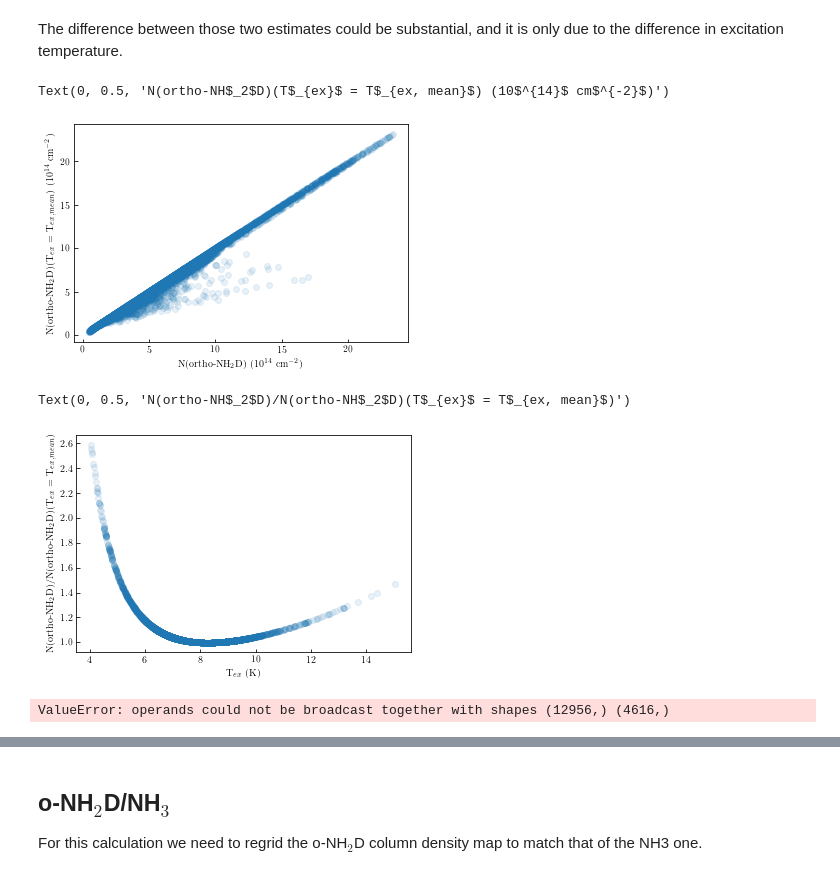
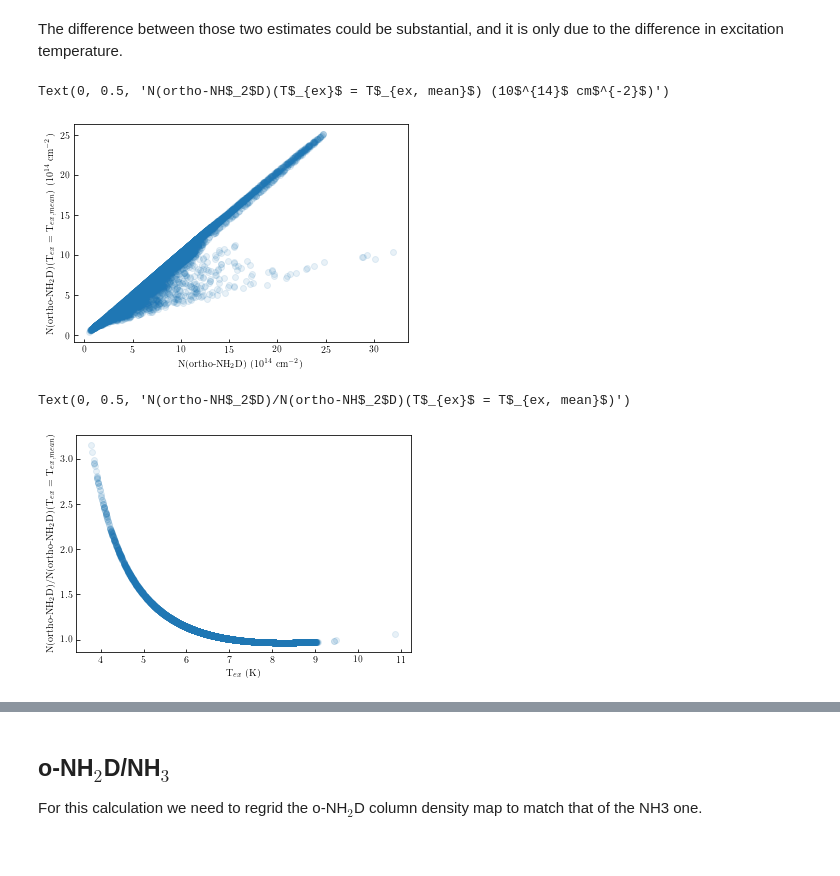
Before and after one commit to jpinedaf/H-MM1_NH3, a Jupyter notebook: H-MM1_compare_NH2D_NH3.ipynb, the cells around one changed output, grey strips where cells are left out. Drawn from its saved outputs; the diff is of its cells as text; code cells hidden in the pictures.

Commit message:
Updated NH2D results -results using Melosso et al (2020) -makes TdV maps -updated figures

```diff
--- a/H-MM1_compare_NH2D_NH3.ipynb
+++ b/H-MM1_compare_NH2D_NH3.ipynb
@@ -419,0 +1,24 @@ fig.add_label(0.15, 0.9, 'error Tau map', relative=True)
+# %%
+%matplotlib inline
+import numpy as np
+import matplotlib.pyplot as plt
+
+import astropy.units as u
+import aplpy
+from astropy.io import fits
+from reproject import reproject_interp
+from astropy.constants import c, k_B, h
+
+from scipy import stats
+from config import file_oNH2D_Tex, file_oNH2D_eTex, file_oNH2D_tau, file_oNH2D_etau, \
+    file_oNH2D_Vlsr, file_oNH2D_eVlsr, file_oNH2D_dv, file_oNH2D_edv, \
+    file_pNH2D_Tex, file_pNH2D_eTex, file_pNH2D_tau, file_pNH2D_etau, \
+    file_pNH2D_Vlsr, file_pNH2D_eVlsr, file_pNH2D_dv, file_pNH2D_edv, \
+    file_NH3_Tex, file_NH3_eTex, file_NH3_Tkin, file_NH3_eTkin, \
+    file_NH3_Ncol, file_NH3_eNcol, file_NH3_Vlsr, file_NH3_eVlsr, \
+    file_NH3_dv,  file_NH3_edv
+
+plt.rcParams.update({"text.usetex": True,
+                     "font.family": "serif",
+                     'xtick.direction': 'in',
+                     'ytick.direction': 'in'})
@@ -491,3 +662,13 @@ fig.add_label(0.15, 0.9, 'Vlsr map', relative=True)
 ## Checks of different variables
 
 For sanity, it is always useful to perform different comparisons. First step will be plotting tau and error on tau, sometime some odd correlations are identified. Lets keep in mind that the minimum signal to noise in tau of 3 was already enforced.
+# %%
+oNH2D_tau, hd_2d = fits.getdata(file_oNH2D_tau, header=True)
+oNH2D_etau = fits.getdata(file_oNH2D_etau)
+oNH2D_mask = (oNH2D_etau > 0.) & (np.isfinite(oNH2D_tau))
+oNH2D_Vlsr = fits.getdata(file_oNH2D_Vlsr)
+oNH2D_eVlsr = fits.getdata(file_oNH2D_eVlsr)
+oNH2D_dv = fits.getdata(file_oNH2D_dv)
+oNH2D_edv = fits.getdata(file_oNH2D_edv)
+oNH2D_Tex = fits.getdata(file_oNH2D_Tex)
+oNH2D_eTex = fits.getdata(file_oNH2D_eTex)
@@ -749,3 +973,7 @@ print(oTex_mean, pTex_mean)
 # %%
-HMM1_oNH2D_Ncol_full = o_NH2D_Column_Density(tau=oNH2D_tau[oNH2D_mask], Tex=oNH2D_Tex[oNH2D_mask]*u.K, sigma_v=oNH2D_dv[oNH2D_mask]*u.km/u.s) * c_tau(oNH2D_tau[oNH2D_mask])
+HMM1_oNH2D_Ncol_full = oNH2D_tau * np.nan
+HMM1_oNH2D_Ncol_full[gd_o] = o_NH2D_Column_Density(tau=oNH2D_tau[gd_o],
+                                             Tex=oNH2D_Tex[gd_o]*u.K,
+                                             sigma_v=oNH2D_dv[gd_o]*u.km/u.s) \
+                     * c_tau(oNH2D_tau[gd_o])
 # %%
@@ -760,20 +991,16 @@ HMM1_pNH2D_Ncol_mTex = p_NH2D_Column_Density(tau=pNH2D_tau[pNH2D_mask], Tex=pTex
 # %% [markdown]
 The difference between those two estimates could be substantial, and it is only due to the difference in excitation temperature.
 # %%
-plt.scatter(HMM1_oNH2D_Ncol_full/1e14, HMM1_oNH2D_Ncol_mTex/1e14, alpha=0.1)
+plt.scatter(HMM1_oNH2D_Ncol_full[oNH2D_mask]/1e14, HMM1_oNH2D_Ncol_mTex/1e14, alpha=0.1)
 plt.xlabel('N(ortho-NH$_2$D) (10$^{14}$ cm$^{-2}$)')
 plt.ylabel('N(ortho-NH$_2$D)(T$_{ex}$ = T$_{ex, mean}$) (10$^{14}$ cm$^{-2}$)')
 # %% [output]
 Text(0, 0.5, 'N(ortho-NH$_2$D)(T$_{ex}$ = T$_{ex, mean}$) (10$^{14}$ cm$^{-2}$)')
-[figure, old version]
+[figure, new version]
 # %%
-plt.scatter(oNH2D_Tex[oNH2D_mask], HMM1_oNH2D_Ncol_full/HMM1_oNH2D_Ncol_mTex, alpha=0.1)
+plt.scatter(oNH2D_Tex[oNH2D_mask], HMM1_oNH2D_Ncol_full[oNH2D_mask]/HMM1_oNH2D_Ncol_mTex, alpha=0.1)
 plt.xlabel('T$_{ex}$ (K)')
 plt.ylabel('N(ortho-NH$_2$D)/N(ortho-NH$_2$D)(T$_{ex}$ = T$_{ex, mean}$)')
 # %% [output]
 Text(0, 0.5, 'N(ortho-NH$_2$D)/N(ortho-NH$_2$D)(T$_{ex}$ = T$_{ex, mean}$)')
-[figure, old version]
+[figure, new version]
-# %%
-HMM1_NH2D_Ncol_full = HMM1_oNH2D_Ncol_full + HMM1_pNH2D_Ncol_full
-# %% [output]
-ValueError: operands could not be broadcast together with shapes (12956,) (4616,)
```
Also changed, not shown: parts of 113 cells of this notebook, 31 other files.
